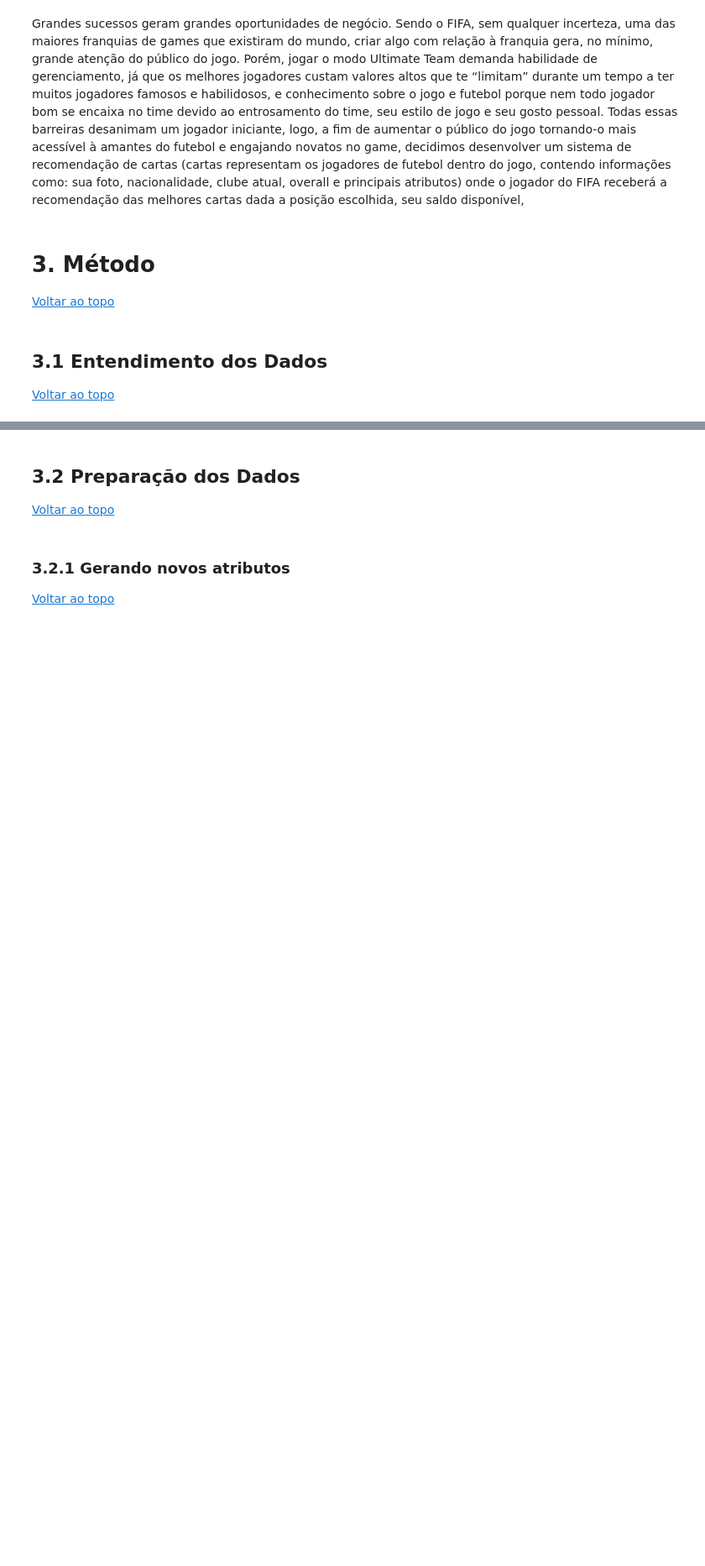
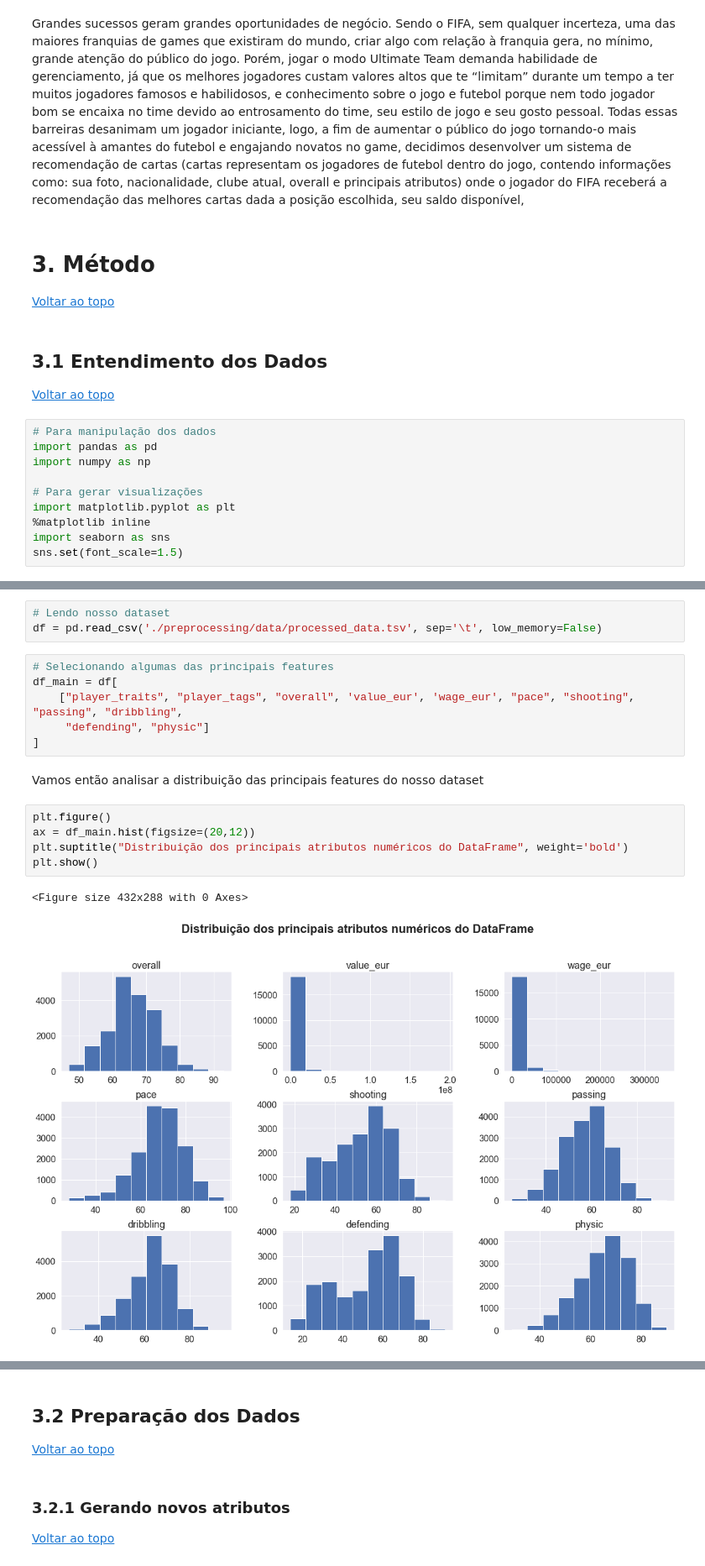
Before and after one commit to olucaslopes/fifa22-players-analysis, a Jupyter notebook: Relatorio.ipynb, the cells around one changed output, grey strips where cells are left out. Shown at 84% size. Cells and saved outputs as stored; diff of their text form; blank space fills up the shorter version.

```diff
--- a/Relatorio.ipynb
+++ b/Relatorio.ipynb
@@ -117,3 +115,13 @@ Grandes sucessos geram grandes oportunidades de negócio. Sendo o FIFA, sem qual
 # %% [markdown]
 ## 3.1 Entendimento dos Dados <a class="anchor" id="section-3-1"></a>
 [Voltar ao topo](#section-0)
+# %%
+# Para manipulação dos dados
+import pandas as pd
+import numpy as np
+
+# Para gerar visualizações
+import matplotlib.pyplot as plt
+%matplotlib inline
+import seaborn as sns
+sns.set(font_scale=1.5)
@@ -119,0 +207,19 @@ Grandes sucessos geram grandes oportunidades de negócio. Sendo o FIFA, sem qual
+# %%
+# Lendo nosso dataset
+df = pd.read_csv('./preprocessing/data/processed_data.tsv', sep='\t', low_memory=False)
+# %%
+# Selecionando algumas das principais features
+df_main = df[
+    ["player_traits", "player_tags", "overall", 'value_eur', 'wage_eur', "pace", "shooting", "passing", "dribbling",
+     "defending", "physic"]
+]
+# %% [markdown]
+Vamos então analisar a distribuição das principais features do nosso dataset
+# %%
+plt.figure()
+ax = df_main.hist(figsize=(20,12))
+plt.suptitle("Distribuição dos principais atributos numéricos do DataFrame", weight='bold')
+plt.show()
+# %% [output]
+<Figure size 432x288 with 0 Axes>
+[figure, added]
```
Also changed, not shown: parts of 79 cells of this notebook.
